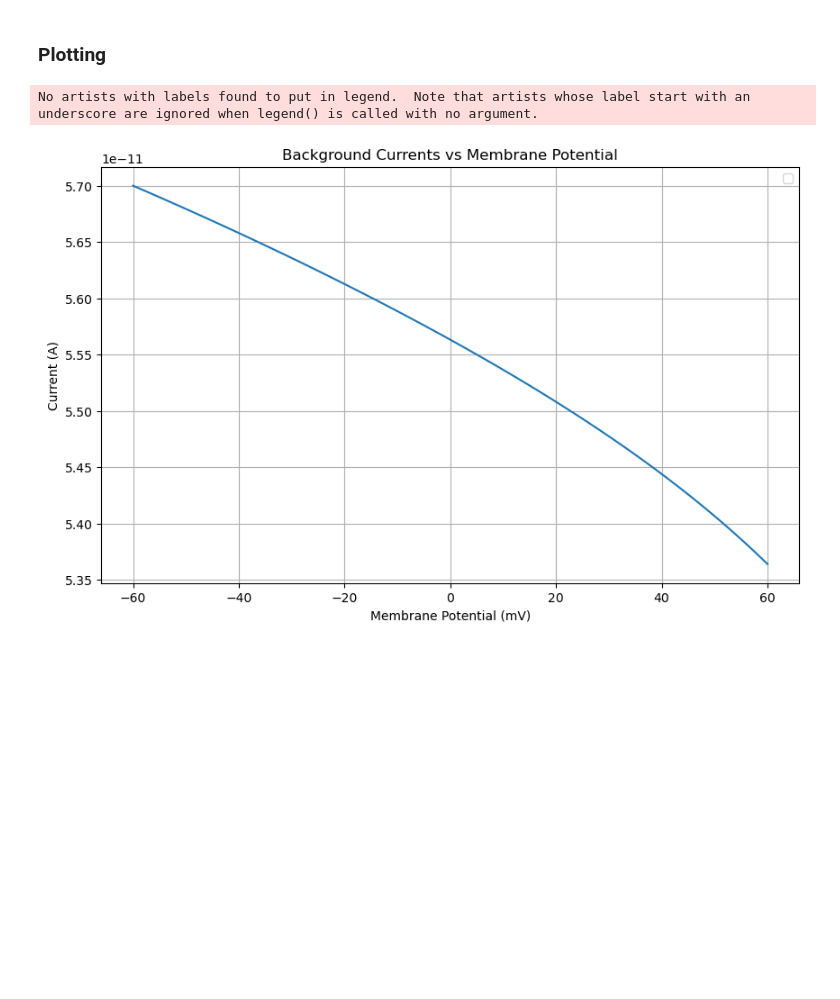
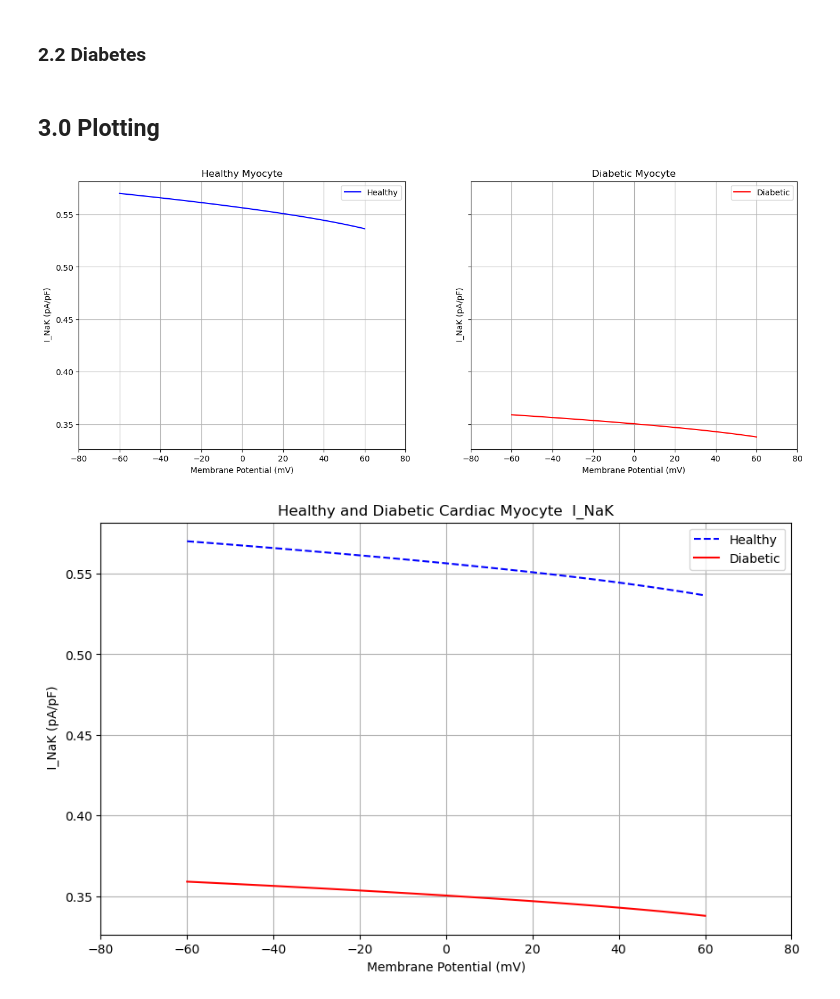
Before and after one commit to SimranC04/Computational-Modeling-of-Diabetic-Heart-Cells, a Jupyter notebook: Notebooks/I_Na_K.ipynb, the cells around one changed output. Cells and saved outputs as stored; diff of their text form; code cells hidden in the pictures; blank space fills up the shorter version.

Commit message:
✨ Added I_Na_K and I _Na currents

```diff
--- a/Notebooks/I_Na_K.ipynb
+++ b/Notebooks/I_Na_K.ipynb
@@ -33,13 +47,54 @@ I_NaK_values = I_NaK_values
+# %% [markdown]
+### 2.2 Diabetes
+# %%
+diabetes = True
+# Initialising array to hold the current values
+I_Na_K_diabetic_values = []
+
+# Solve for different values of v and calculate I
+for V in V_range:
+    I_Na_K=  i_Na_K_current(V, sigma, K_o, K_m_K,diabetes)
+    I_Na_K_diabetic_values.append(I_Na_K)
+# %%
+# Normalize the I_NaK values (assuming a capacity value for normalization)
+C = 100e-6  # microfarads
+normalised_healthy_i_NaK = np.array(I_Na_K_values) * 1e-3 / C
+normalised_diabetic_i_NaK = np.array(I_Na_K_diabetic_values) * 1e-3 / C
 # %% [markdown]
-### Plotting
+## 3.0 Plotting
-# %%
-plt.figure(figsize=(10, 6))
-plt.plot(V_range, I_NaK_values)
-plt.xlabel('Membrane Potential (mV)')
-plt.ylabel('Current (A)')
-plt.title('Background Currents vs Membrane Potential')
-plt.grid(True)
-plt.show()
-# %% [output]
-No artists with labels found to put in legend.  Note that artists whose label start with an underscore are ignored when legend() is called with no argument.
-[figure, removed]
+# %%
+# Plotting
+fig, axs = plt.subplots(1, 2, figsize=(16, 6), sharey=True)
+
+# Plot healthy I_NaK values
+axs[0].plot(V_range, normalised_healthy_i_NaK, label='Healthy', color='blue')
+axs[0].set_xlim(-80, 80)
+axs[0].set_xlabel('Membrane Potential (mV)')
+axs[0].set_ylabel(' I_NaK (pA/pF)')
+axs[0].set_title('Healthy Myocyte')
+axs[0].legend()
+axs[0].grid(True)
+
+# Plot diabetic I_NaK values
+axs[1].plot(V_range, normalised_diabetic_i_NaK, label='Diabetic', color='red')
+axs[1].set_xlim(-80, 80)
+axs[1].set_xlabel('Membrane Potential (mV)')
+axs[1].set_ylabel(' I_NaK (pA/pF)')
+axs[1].set_title('Diabetic Myocyte')
+axs[1].legend()
+axs[1].grid(True)
+
+# Overlay plot
+plt.figure(figsize=(10, 6))
+plt.plot(V_range, normalised_healthy_i_NaK, label='Healthy', color='blue', linestyle='--')
+plt.plot(V_range, normalised_diabetic_i_NaK, label='Diabetic', color='red')
+plt.xlim(-80, 80)
+plt.xlabel('Membrane Potential (mV)')
+plt.ylabel(' I_NaK (pA/pF)')
+plt.title('Healthy and Diabetic Cardiac Myocyte  I_NaK')
+plt.legend()
+plt.grid(True)
+plt.show()
+# %% [output]
+[figure, added]
+[figure, added]
```
Also changed, not shown: parts of 10 cells of this notebook, 1 other file.
